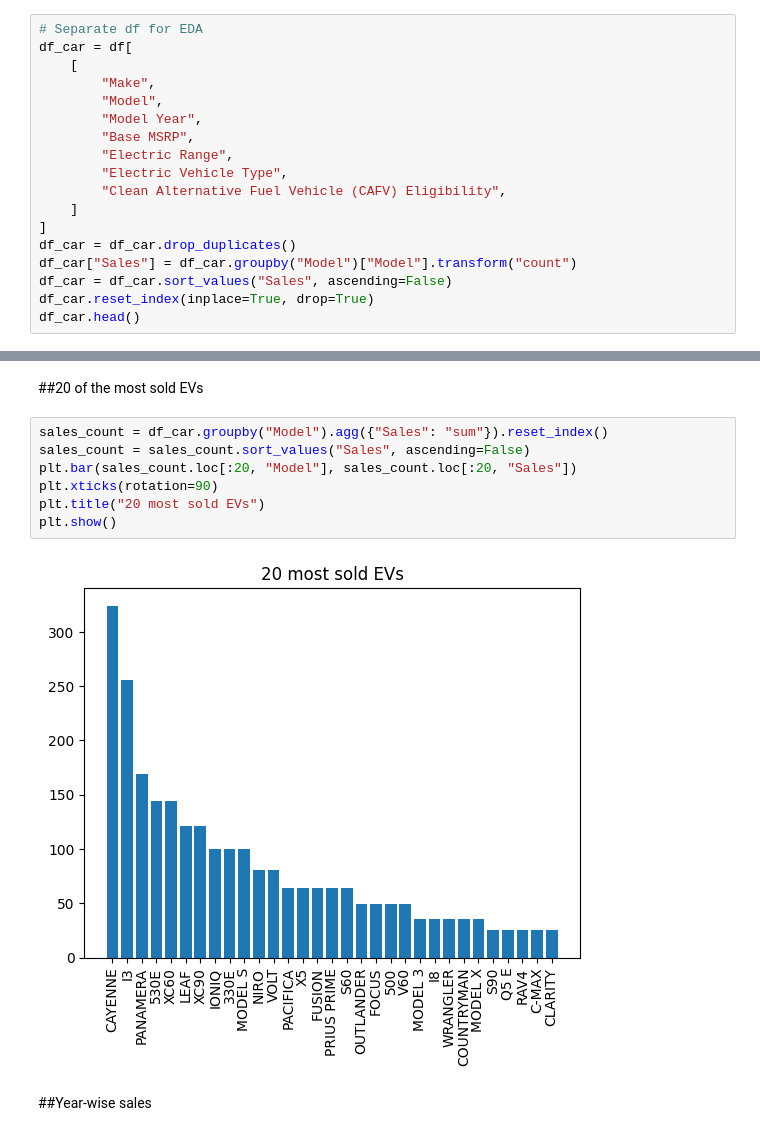
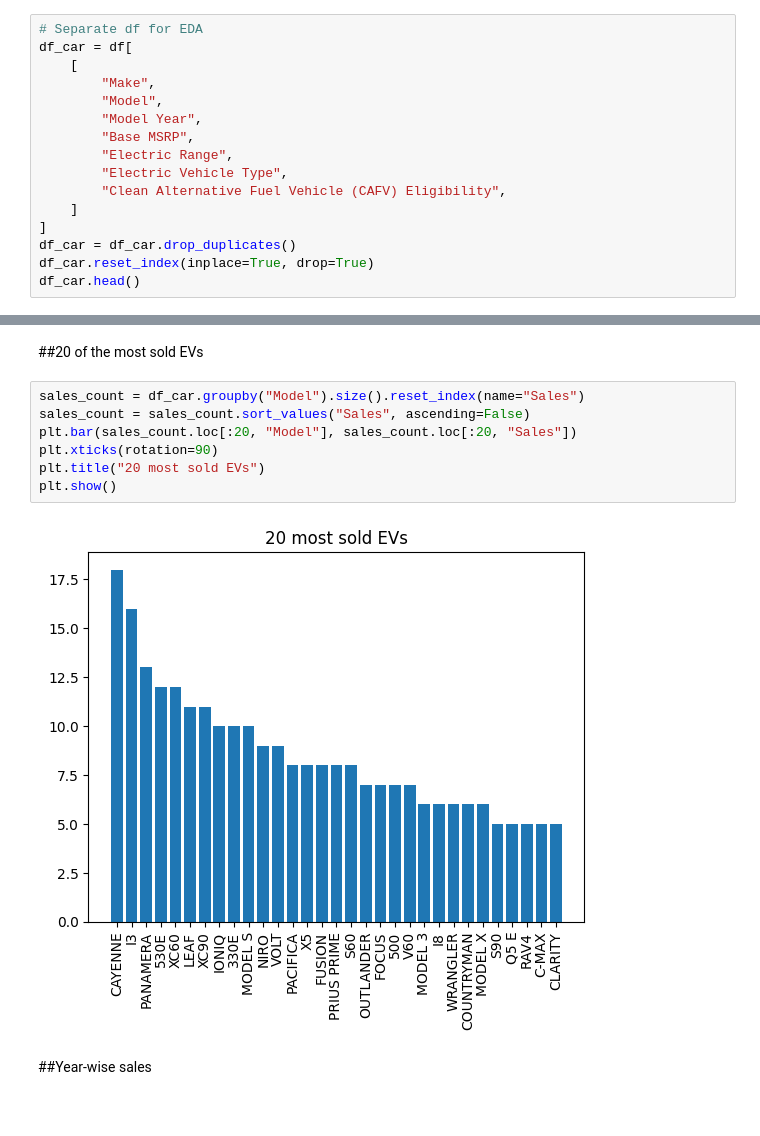
Before and after one commit to amitsingh2409/DA204o-Decoding-the-EV-Adoption, a Jupyter notebook: code/03-EDA.ipynb, the cells around one changed output, grey strips where cells are left out. Cells and saved outputs as stored; diff of their text form.

```diff
--- a/code/03-EDA.ipynb
+++ b/code/03-EDA.ipynb
@@ -33,8 +33,6 @@ df_car = df[
     ]
 ]
 df_car = df_car.drop_duplicates()
-df_car["Sales"] = df_car.groupby("Model")["Model"].transform("count")
-df_car = df_car.sort_values("Sales", ascending=False)
 df_car.reset_index(inplace=True, drop=True)
 df_car.head()
 # %% [output]
@@ -47,14 +45,14 @@ df_car.head()
 # %% [markdown]
 ##20 of the most sold EVs
 # %%
-sales_count = df_car.groupby("Model").agg({"Sales": "sum"}).reset_index()
+sales_count = df_car.groupby("Model").size().reset_index(name="Sales")
 sales_count = sales_count.sort_values("Sales", ascending=False)
 plt.bar(sales_count.loc[:20, "Model"], sales_count.loc[:20, "Sales"])
 plt.xticks(rotation=90)
 plt.title("20 most sold EVs")
 plt.show()
 # %% [output]
-[figure, old version]
+[figure, new version]
 # %% [markdown]
 ##Year-wise sales
 # %%
```
Also changed, not shown: parts of 14 cells of this notebook.
